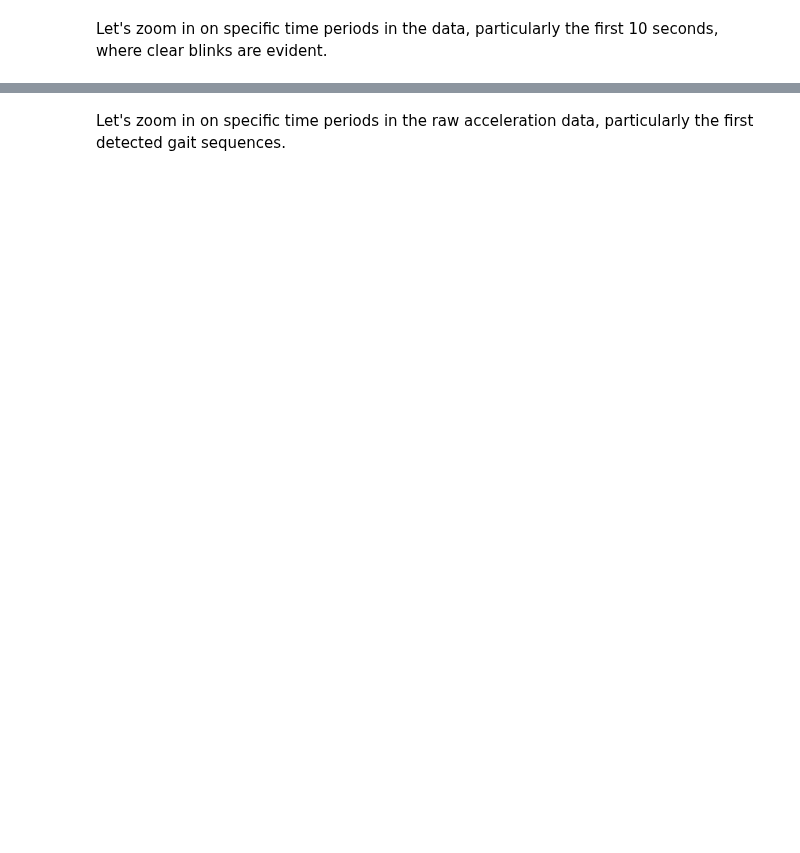
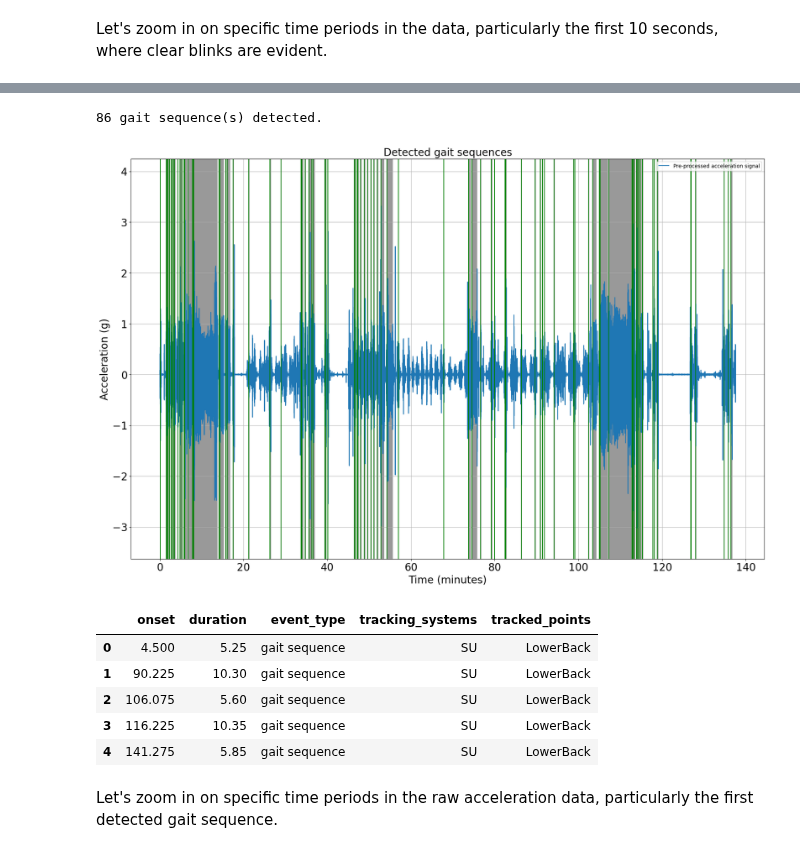
Before and after one commit to neurogeriatricskiel/KielMAT, a Jupyter notebook: examples/GSDB_example.ipynb, the cells around one changed output, grey strips where cells are left out. Drawn from its saved outputs; the diff is of its cells as text; code cells hidden in the pictures; blank space fills up the shorter version.

```diff
--- a/examples/GSDB_example.ipynb
+++ b/examples/GSDB_example.ipynb
@@ -135,17 +150,23 @@ The start and end times are represented with vertical green and red lines, respe
 # %%
 # Create an instance of the ParaschivIonescuGaitSequenceDetection class
 gsd = ParaschivIonescuGaitSequenceDetection(target_sampling_freq_Hz=40)
 
-# Call the gait_sequence_detection
-gsd.detect(data=acceleration_data, sampling_freq_Hz=sampling_frequency, plot_results=True)
+# Call the gait sequence detection using gsd.detect
+gsd = gsd.detect(
+    data=acceleration_data, sampling_freq_Hz=sampling_frequency, plot_results=True
+)
 
-# Access the detected gait sequences through the gsd_output attribute
-recording.events =  gsd.gait_sequences_
+# Access the detected gait sequences through the gait_sequences_ attribute
+recording.events = gsd.gait_sequences_
 
-
-# Display the detected gait sequences
-# Loop through the detected gait sequences and print their start and end times.
-# for i in gait_sequences:
-#     print(f"Gait Sequence:")
-#     print(f"Start Time: {i['Start']} seconds")
-#     print(f"End Time: {i['End']} seconds")
+# Represent gait sequences information
+recording.events.head()
+# %% [output]
+86 gait sequence(s) detected.
+[figure, added]
+|  | onset | duration | event_type | tracking_systems | tracked_points |
+| 0 | 4.500 | 5.25 | gait sequence | SU | LowerBack |
+| 1 | 90.225 | 10.30 | gait sequence | SU | LowerBack |
+| 2 | 106.075 | 5.60 | gait sequence | SU | LowerBack |
+| 3 | 116.225 | 10.35 | gait sequence | SU | LowerBack |
+| 4 | 141.275 | 5.85 | gait sequence | SU | LowerBack |
@@ -154,3 +173,3 @@ print(recording)
 # %% [markdown]
-Let's zoom in on specific time periods in the raw acceleration data, particularly the first detected gait sequences.
+Let's zoom in on specific time periods in the raw acceleration data, particularly the first detected gait sequence.
 # %%
```
Also changed, not shown: parts of 6 cells of this notebook, 1 other file.
